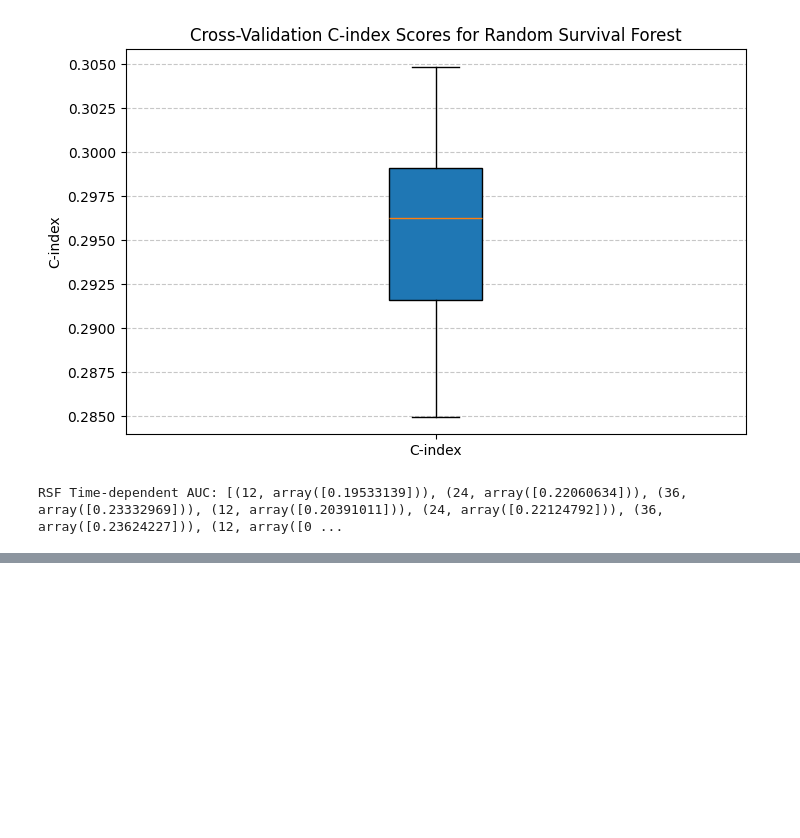
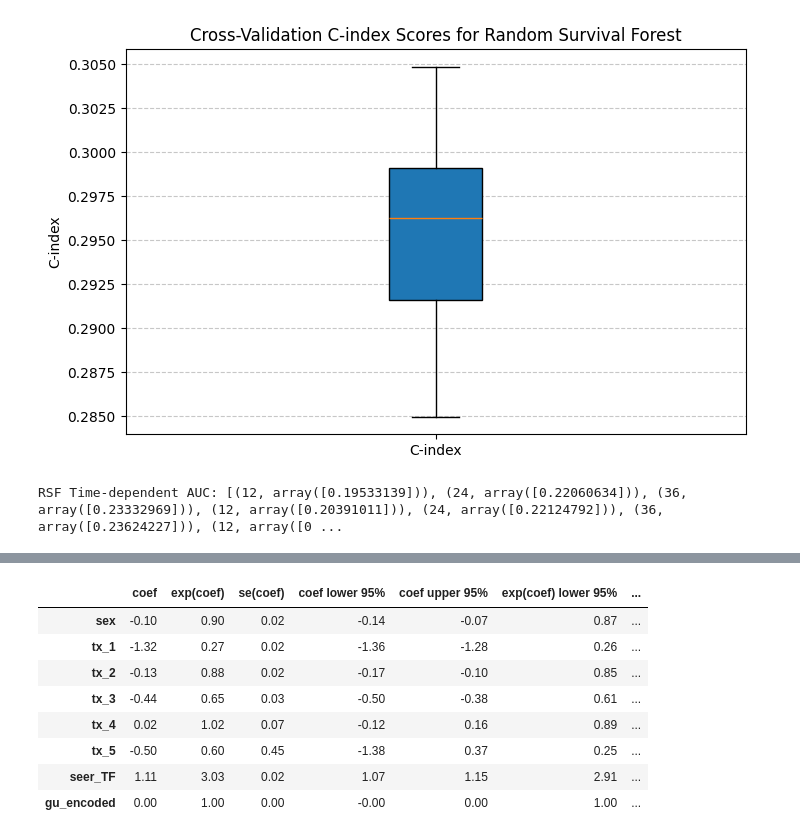
Before and after one commit to dohunhyeong/Busan_cancer_surv_analysis, a Jupyter notebook: SURV_DEF.ipynb, the cells around one changed output, grey strips where cells are left out. Cells and saved outputs as stored; diff of their text form; code cells hidden in the pictures; blank space fills up the shorter version.

```diff
--- a/SURV_DEF.ipynb
+++ b/SURV_DEF.ipynb
@@ -976,0 +1004,88 @@ print("RSF Time-dependent AUC:", rsf_auc)
+# %%
+import pandas as pd
+import numpy as np
+from lifelines import CoxPHFitter
+
+
+# Cox Proportional Hazards Model
+
+class CoxPHModel:
+
+    def __init__(self, duration_col, event_col, penalizer=0.0, l1_ratio=0.0):
+        self.duration_col = duration_col
+
+        self.event_col = event_col
+
+        self.model = CoxPHFitter(penalizer=penalizer, l1_ratio=l1_ratio)
+
+
+    def fit(self, train_data):
+
+        self.model.fit(
+
+            train_data, duration_col=self.duration_col, event_col=self.event_col
+
+        )
+        return self
+
+
+    def predict(self, test_data):
+
+        return self.model.predict_partial_hazard(test_data)
+
+
+    def summary(self):
+        return self.model.print_summary()
+
+
+
+data = pd.read_csv("C:/Users/user/Desktop/survival_data/DISEASE/colon.csv", index_col=0)
+
+duration_col = "stime"
+
+event_col = "event_inc"
+
+frailty_col = "gu_encoded"
+
+
+# Preprocess data
+
+data = data[
+
+    [
+        "sex",
+
+        "tx_1",
+
+        "tx_2",
+
+        "tx_3",
+
+        "tx_4",
+
+        "tx_5",
+
+        "seer_TF",
+
+        "gu_encoded",
+        "stime",
+
+        "event_inc",
+
+    ]
+
+]
+
+# stime 이 0인경우는 0.01 로 변경시켜줌.
+
+data["stime"] = data["stime"].apply(lambda x: 0.01 if x <= 0 else x)
+
+
+coxph = CoxPHModel(duration_col=duration_col, event_col=event_col)
+
+coxph.fit(data)
+
+coxph.predict(data)
+
+coxph.summary()
+# %% [output]
@@ -976,0 +1100,9 @@ print("RSF Time-dependent AUC:", rsf_auc)
+|  | coef | exp(coef) | se(coef) | coef lower 95% | coef upper 95% | exp(coef) lower 95% | ... |
+| sex | -0.10 | 0.90 | 0.02 | -0.14 | -0.07 | 0.87 | ... |
+| tx_1 | -1.32 | 0.27 | 0.02 | -1.36 | -1.28 | 0.26 | ... |
+| tx_2 | -0.13 | 0.88 | 0.02 | -0.17 | -0.10 | 0.85 | ... |
+| tx_3 | -0.44 | 0.65 | 0.03 | -0.50 | -0.38 | 0.61 | ... |
+| tx_4 | 0.02 | 1.02 | 0.07 | -0.12 | 0.16 | 0.89 | ... |
+| tx_5 | -0.50 | 0.60 | 0.45 | -1.38 | 0.37 | 0.25 | ... |
+| seer_TF | 1.11 | 3.03 | 0.02 | 1.07 | 1.15 | 2.91 | ... |
+| gu_encoded | 0.00 | 1.00 | 0.00 | -0.00 | 0.00 | 1.00 | ... |
```
Also changed, not shown: parts of 4 cells of this notebook, 3 other files.
